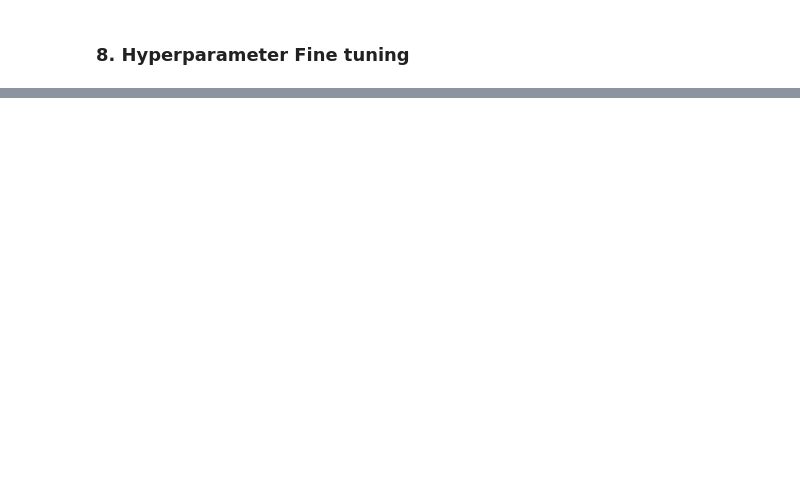
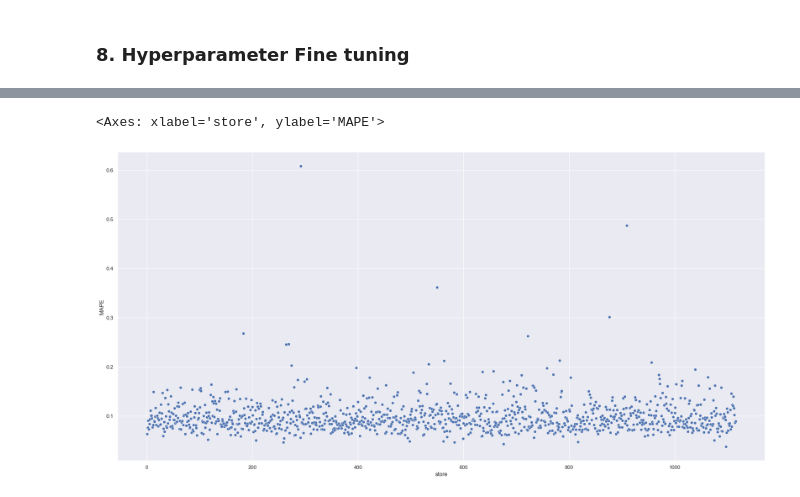
Before and after one commit to OliveiraMatheuss/Rossmann-Sales, a Jupyter notebook: p8_fineTuning.ipynb, the cells around one changed output, grey strips where cells are left out. Cells and saved outputs as stored; diff of their text form; code cells hidden in the pictures; blank space fills up the shorter version.

```diff
--- a/p8_fineTuning.ipynb
+++ b/p8_fineTuning.ipynb
@@ -92,0 +139,37 @@ best_model.get_params()
+# %%
+# sum of predictions
+from sklearn.metrics import mean_absolute_error, mean_absolute_percentage_error
+import sklearn.metrics
+
+df91 = df9[['store', 'predictions']].groupby( 'store' ).agg(['sum','mean']).reset_index()
+df91.columns = df91.columns.get_level_values(1)
+df91.rename(columns={'':'store','sum' : 'total_prediction','mean': 'mean_prediction'},inplace= True)
+
+#MAE and MAPE
+df9_aux1 = df9[['store', 'sales','predictions']].groupby( 'store').apply(lambda x: mean_absolute_error(x['sales'], x['predictions'])).reset_index().rename(columns= {0:'MAE'})
+df9_aux2 = df9[['store', 'sales','predictions']].groupby( 'store').apply(lambda x: mean_absolute_percentage_error( x['sales'], x['predictions'])).reset_index().rename( columns={0:'MAPE'})
+
+#merge
+
+df9_aux3 = pd.merge( df9_aux1, df9_aux2, how='inner', on='store' )
+df92 = pd.merge( df91, df9_aux3, how='inner', on='store' )
+
+
+
+# Scenarios
+
+df92['worst_scenario_total'] = df92['total_prediction'] - df92['MAE']*42
+df92['best_scenario_total'] = df92['total_prediction'] + df92['MAE']*42
+
+df92['worst_scenario_mean'] = df92['mean_prediction'] - df92['MAE']
+df92['best_scenario_mean'] = df92['mean_prediction'] + df92['MAE']
+
+df92['absolute_error'] = df92['MAE']*42
+#order columns
+
+# Visão total
+df93 = df92[['store', 'total_prediction', 'worst_scenario_total', 'best_scenario_total', 'absolute_error' ,'MAPE']]
+
+#visão diaria
+
+df94 = df92[['store','mean_prediction', 'worst_scenario_mean', 'best_scenario_mean','MAE', 'MAPE']]
@@ -92,0 +208,5 @@ best_model.get_params()
+# %%
+sns.scatterplot( x='store', y='MAPE', data=df92)
+# %% [output]
+<Axes: xlabel='store', ylabel='MAPE'>
+[figure, added]
```
Also changed, not shown: parts of 24 cells of this notebook.
